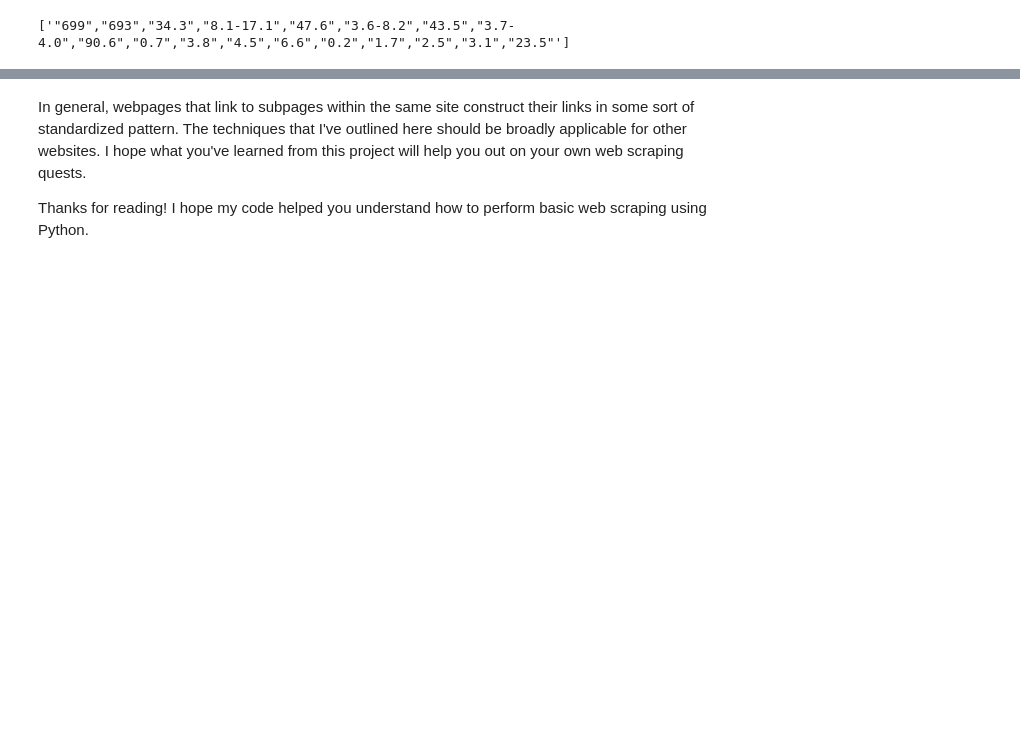
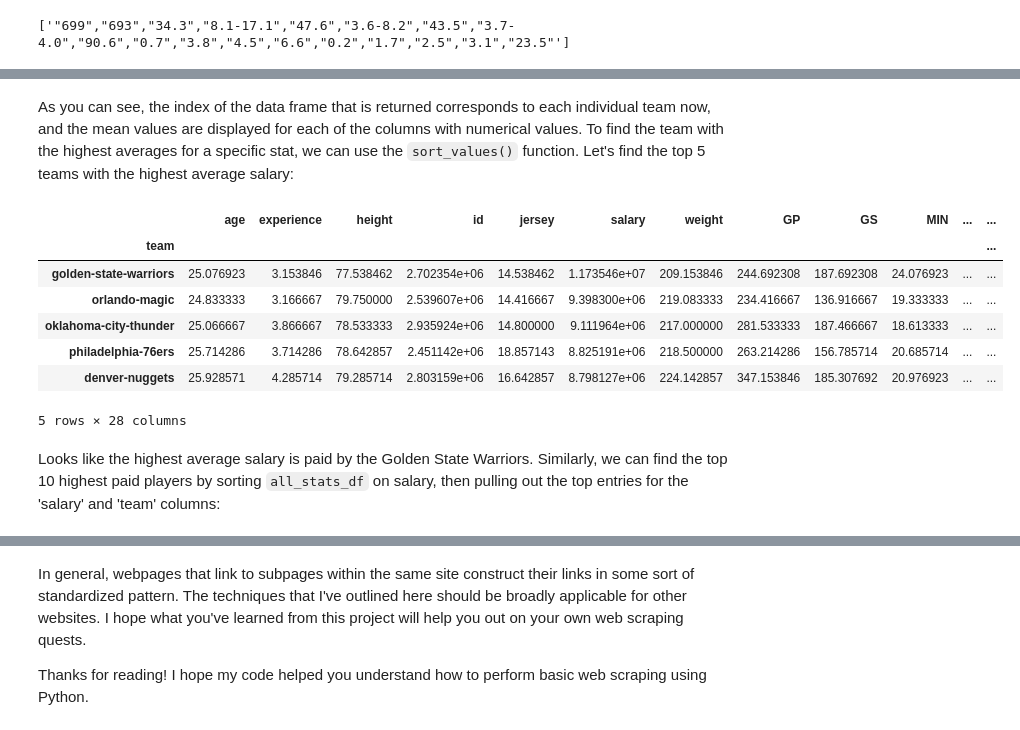
Before and after one commit to erilu/web-scraping-NBA-statistics, a Jupyter notebook: scrape-nba-salaries-notebook.ipynb, the cells around one changed output, grey strips where cells are left out. Drawn from its saved outputs; the diff is of its cells as text; code cells hidden in the pictures; blank space fills up the shorter version.

```diff
--- a/scrape-nba-salaries-notebook.ipynb
+++ b/scrape-nba-salaries-notebook.ipynb
@@ -528,0 +470,15 @@ Again, this is achieved by looping through all the team rosters on the ESPN webs
+# %% [markdown]
+As you can see, the index of the data frame that is returned corresponds to each individual team now, and the mean values are displayed for each of the columns with numerical values. To find the team with the highest averages for a specific stat, we can use the `sort_values()` function. Let's find the top 5 teams with the highest average salary:
+# %%
+mean_df.sort_values('salary', ascending=False).head(5)
+# %% [output]
+|  | age | experience | height | id | jersey | salary | weight | GP | GS | MIN | ... | ... |
+| team |  |  |  |  |  |  |  |  |  |  |  | ... |
+| golden-state-warriors | 25.076923 | 3.153846 | 77.538462 | 2.702354e+06 | 14.538462 | 1.173546e+07 | 209.153846 | 244.692308 | 187.692308 | 24.076923 | ... | ... |
+| orlando-magic | 24.833333 | 3.166667 | 79.750000 | 2.539607e+06 | 14.416667 | 9.398300e+06 | 219.083333 | 234.416667 | 136.916667 | 19.333333 | ... | ... |
+| oklahoma-city-thunder | 25.066667 | 3.866667 | 78.533333 | 2.935924e+06 | 14.800000 | 9.111964e+06 | 217.000000 | 281.533333 | 187.466667 | 18.613333 | ... | ... |
+| philadelphia-76ers | 25.714286 | 3.714286 | 78.642857 | 2.451142e+06 | 18.857143 | 8.825191e+06 | 218.500000 | 263.214286 | 156.785714 | 20.685714 | ... | ... |
+| denver-nuggets | 25.928571 | 4.285714 | 79.285714 | 2.803159e+06 | 16.642857 | 8.798127e+06 | 224.142857 | 347.153846 | 185.307692 | 20.976923 | ... | ... |
+5 rows × 28 columns
+# %% [markdown]
+Looks like the highest average salary is paid by the Golden State Warriors. Similarly, we can find the top 10 highest paid players by sorting `all_stats_df` on salary, then pulling out the top entries for the 'salary' and 'team' columns:
```
Also changed, not shown: parts of 83 cells of this notebook, 1 other file.
